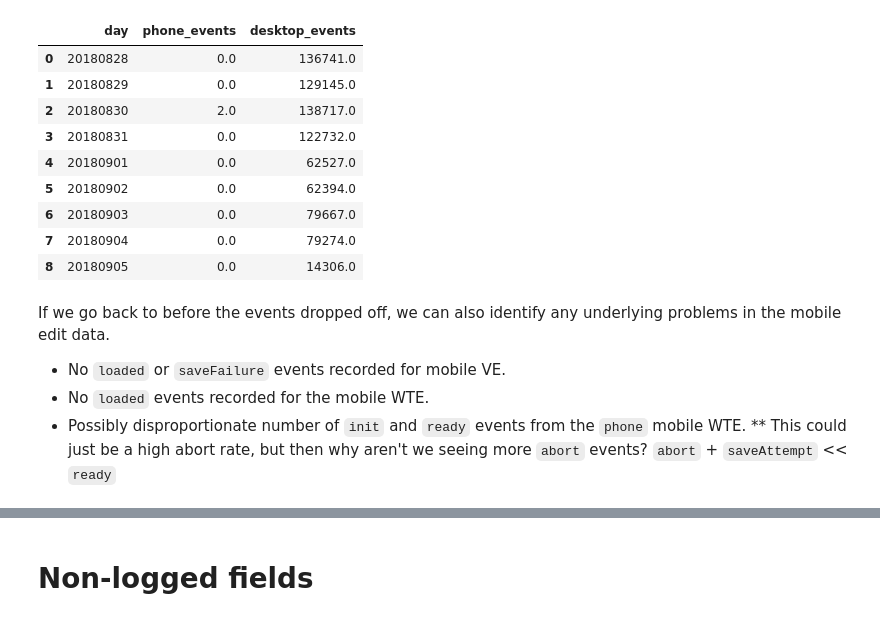
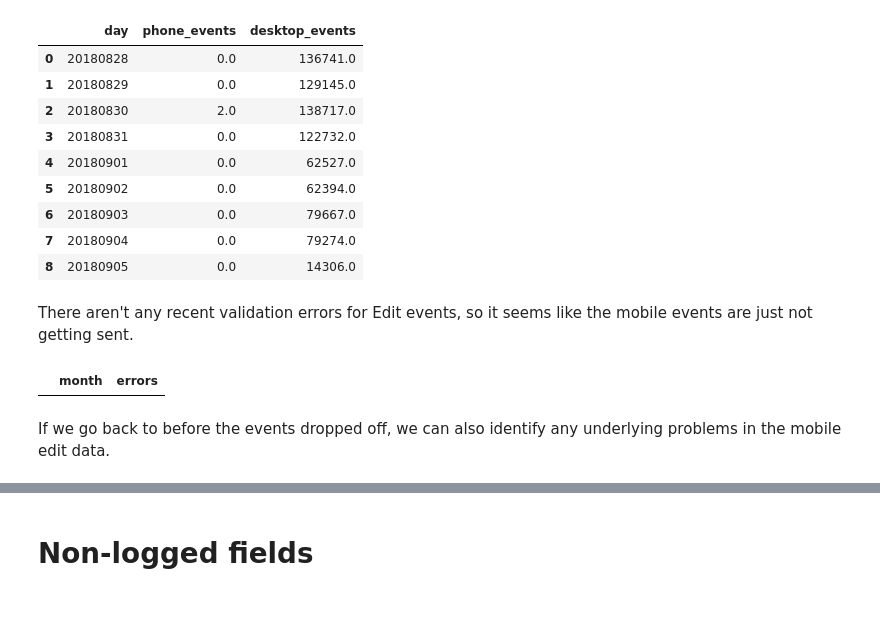
Before and after one commit to wikimedia-research/2018-08-Editing-metrics-snapshots, a Jupyter notebook: data-quality.ipynb, the cells around one changed output, grey strips where cells are left out. Cells and saved outputs as stored; diff of their text form; code cells hidden in the pictures.

```diff
--- a/data-quality.ipynb
+++ b/data-quality.ipynb
@@ -147,9 +147,23 @@ group by left(timestamp, 8)
 | 6 | 20180903 | 0.0 | 79667.0 |
 | 7 | 20180904 | 0.0 | 79274.0 |
 | 8 | 20180905 | 0.0 | 14306.0 |
+# %% [markdown]
+There aren't any recent validation errors for Edit events, so it seems like the mobile events are just not getting sent.
+# %%
+edit_errors = hive.run("""
+select
+    date_format(from_unixtime(timestamp), "YYYY-MM") as month,
+    count(*) as errors
+from event.eventerror
+where
+    year = 2018 and
+    month >= 5 and
+    schema = "Edit"
+group by date_format(from_unixtime(timestamp), "YYYY-MM")
+""")
+# %%
+edit_errors.head()
+# %% [output]
+|  | month | errors |
 # %% [markdown]
 If we go back to before the events dropped off, we can also identify any underlying problems in the mobile edit data.
-* No `loaded` or `saveFailure` events recorded for mobile VE.
-* No `loaded` events recorded for the mobile WTE.
-* Possibly disproportionate number of `init` and `ready` events from the `phone` mobile WTE.
-** This could just be a high abort rate, but then why aren't we seeing more `abort` events? `abort` + `saveAttempt` << `ready`
```
Also changed, not shown: parts of 6 cells of this notebook.
